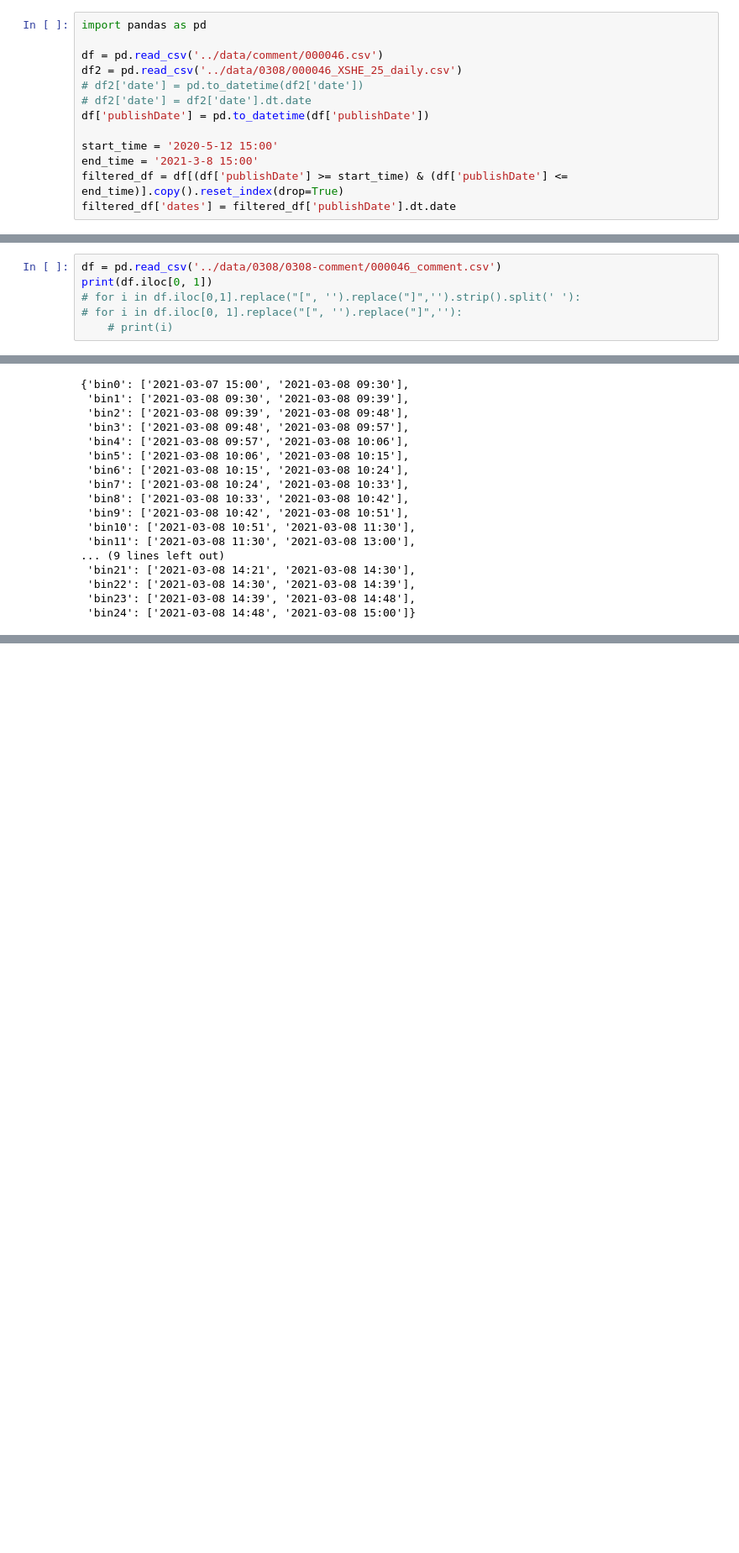
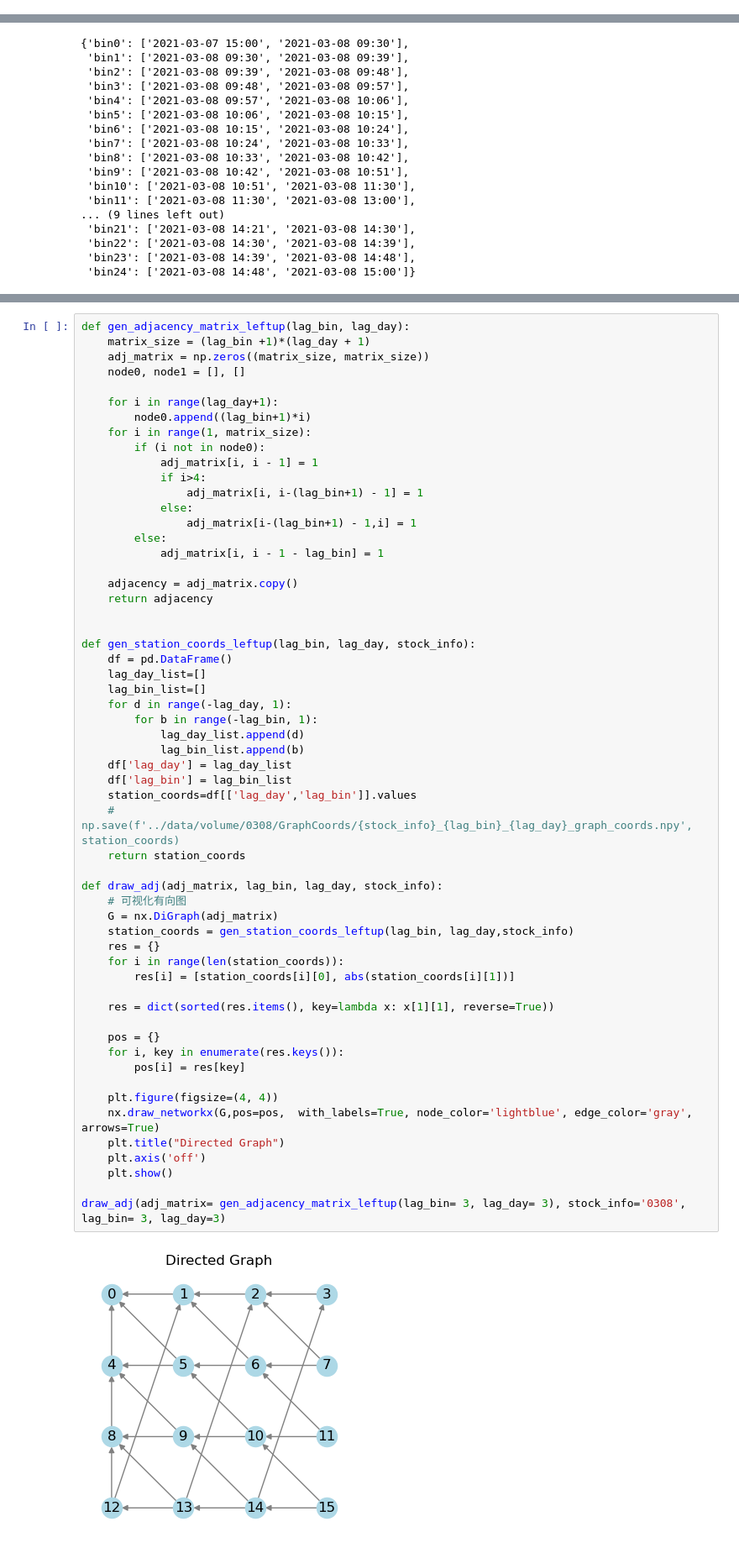
Before and after one commit to shangxiaaabb/StockTradePrediction, a Jupyter notebook: gcn/model/test.ipynb, the cells around one changed output, grey strips where cells are left out. Shown at 84% size. Saved outputs shown, nothing was run; the diff lists cells and outputs as text; blank space fills up the shorter version.

```diff
--- a/gcn/model/test.ipynb
+++ b/gcn/model/test.ipynb
@@ -113,13 +6,0 @@ f2.iloc[:, 1:]
-# %%
-import pandas as pd
-
-df = pd.read_csv('../data/comment/000046.csv')
-df2 = pd.read_csv('../data/0308/000046_XSHE_25_daily.csv')
-# df2['date'] = pd.to_datetime(df2['date'])
-# df2['date'] = df2['date'].dt.date
-df['publishDate'] = pd.to_datetime(df['publishDate'])
-
-start_time = '2020-5-12 15:00'
-end_time = '2021-3-8 15:00'
-filtered_df = df[(df['publishDate'] >= start_time) & (df['publishDate'] <= end_time)].copy().reset_index(drop=True)
-filtered_df['dates'] = filtered_df['publishDate'].dt.date
@@ -250,6 +6,0 @@ invalid literal for int() with base 10: ''
-# %%
-df = pd.read_csv('../data/0308/0308-comment/000046_comment.csv')
-print(df.iloc[0, 1])
-# for i in df.iloc[0,1].replace("[", '').replace("]",'').strip().split(' '):
-# for i in df.iloc[0, 1].replace("[", '').replace("]",''):
-    # print(i)
@@ -284,0 +125,59 @@ bins
+# %%
+def gen_adjacency_matrix_leftup(lag_bin, lag_day):
+    matrix_size = (lag_bin +1)*(lag_day + 1)
+    adj_matrix = np.zeros((matrix_size, matrix_size))
+    node0, node1 = [], []
+
+    for i in range(lag_day+1):
+        node0.append((lag_bin+1)*i)
+    for i in range(1, matrix_size):
+        if (i not in node0):
+            adj_matrix[i, i - 1] = 1
+            if i>4:
+                adj_matrix[i, i-(lag_bin+1) - 1] = 1
+            else:
+                adj_matrix[i-(lag_bin+1) - 1,i] = 1
+        else:
+            adj_matrix[i, i - 1 - lag_bin] = 1
+
+    adjacency = adj_matrix.copy()
+    return adjacency
+
+
+def gen_station_coords_leftup(lag_bin, lag_day, stock_info):
+    df = pd.DataFrame()
+    lag_day_list=[]
+    lag_bin_list=[]
+    for d in range(-lag_day, 1):
+        for b in range(-lag_bin, 1):
+            lag_day_list.append(d)
+            lag_bin_list.append(b)
+    df['lag_day'] = lag_day_list
+    df['lag_bin'] = lag_bin_list
+    station_coords=df[['lag_day','lag_bin']].values
+    # np.save(f'../data/volume/0308/GraphCoords/{stock_info}_{lag_bin}_{lag_day}_graph_coords.npy', station_coords)
+    return station_coords
+
+def draw_adj(adj_matrix, lag_bin, lag_day, stock_info):
+    # 可视化有向图
+    G = nx.DiGraph(adj_matrix)
+    station_coords = gen_station_coords_leftup(lag_bin, lag_day,stock_info)
+    res = {}
+    for i in range(len(station_coords)):
+        res[i] = [station_coords[i][0], abs(station_coords[i][1])]
+
+    res = dict(sorted(res.items(), key=lambda x: x[1][1], reverse=True))
+
+    pos = {}
+    for i, key in enumerate(res.keys()):
+        pos[i] = res[key]
+
+    plt.figure(figsize=(4, 4))
+    nx.draw_networkx(G,pos=pos,  with_labels=True, node_color='lightblue', edge_color='gray', arrows=True)
+    plt.title("Directed Graph")
+    plt.axis('off')
+    plt.show()
+
+draw_adj(adj_matrix= gen_adjacency_matrix_leftup(lag_bin= 3, lag_day= 3), stock_info='0308', lag_bin= 3, lag_day=3)
+# %% [output]
+[figure, added]
```
Also changed, not shown: parts of 19 cells of this notebook, 2 other files.
